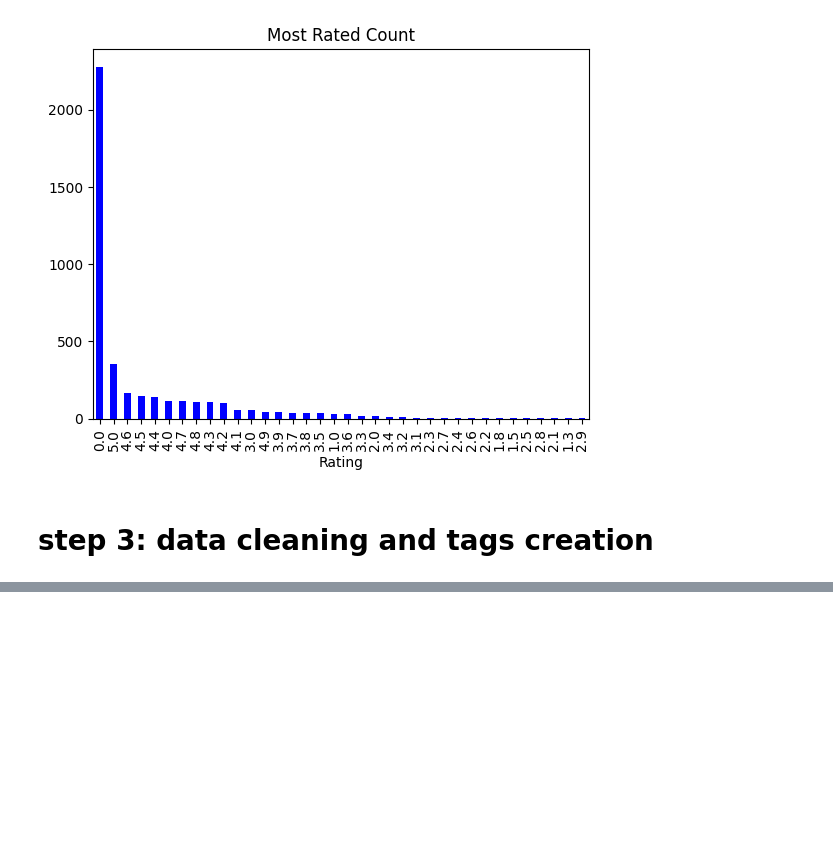
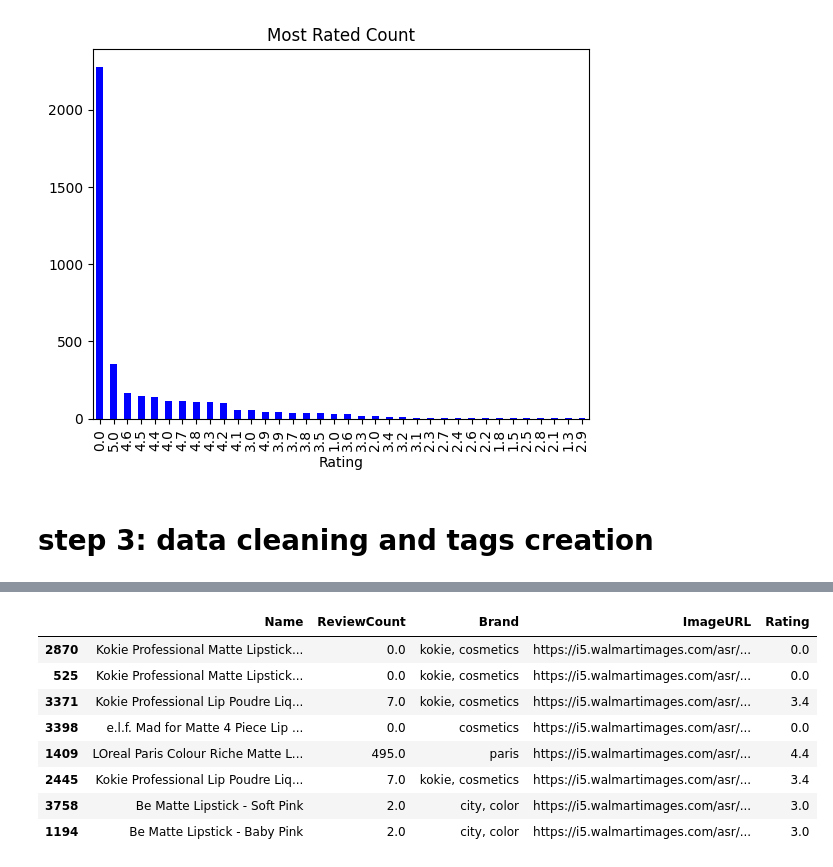
Before and after one commit to githubshivanshukumarsrivastava/retail-recomendation-system, a Jupyter notebook: online-retail-recomendation-system-/modeltrain.ipynb, the cells around one changed output, grey strips where cells are left out. Cells and saved outputs as stored; diff of their text form; code cells hidden in the pictures; blank space fills up the shorter version.

```diff
--- a/online-retail-recomendation-system-/modeltrain.ipynb
+++ b/online-retail-recomendation-system-/modeltrain.ipynb
@@ -273,0 +430,17 @@ Note: you may need to restart the kernel to use updated packages.
+# %%
+
+# Example: Get content-based recommendations for a specific item
+item_name = 'Kokie Professional Matte Lipstick, Hot Berry, 0.14 fl oz'
+content_based_rec = content_based_recommendations(train_data, item_name, top_n=8)
+
+content_based_rec
+# %% [output]
+|  | Name | ReviewCount | Brand | ImageURL | Rating |
+| 2870 | Kokie Professional Matte Lipstick... | 0.0 | kokie, cosmetics | https://i5.walmartimages.com/asr/... | 0.0 |
+| 525 | Kokie Professional Matte Lipstick... | 0.0 | kokie, cosmetics | https://i5.walmartimages.com/asr/... | 0.0 |
+| 3371 | Kokie Professional Lip Poudre Liq... | 7.0 | kokie, cosmetics | https://i5.walmartimages.com/asr/... | 3.4 |
+| 3398 | e.l.f. Mad for Matte 4 Piece Lip ... | 0.0 | cosmetics | https://i5.walmartimages.com/asr/... | 0.0 |
+| 1409 | LOreal Paris Colour Riche Matte L... | 495.0 | paris | https://i5.walmartimages.com/asr/... | 4.4 |
+| 2445 | Kokie Professional Lip Poudre Liq... | 7.0 | kokie, cosmetics | https://i5.walmartimages.com/asr/... | 3.4 |
+| 3758 | Be Matte Lipstick - Soft Pink | 2.0 | city, color | https://i5.walmartimages.com/asr/... | 3.0 |
+| 1194 | Be Matte Lipstick - Baby Pink | 2.0 | city, color | https://i5.walmartimages.com/asr/... | 3.0 |
```
Also changed, not shown: parts of 20 cells of this notebook.
